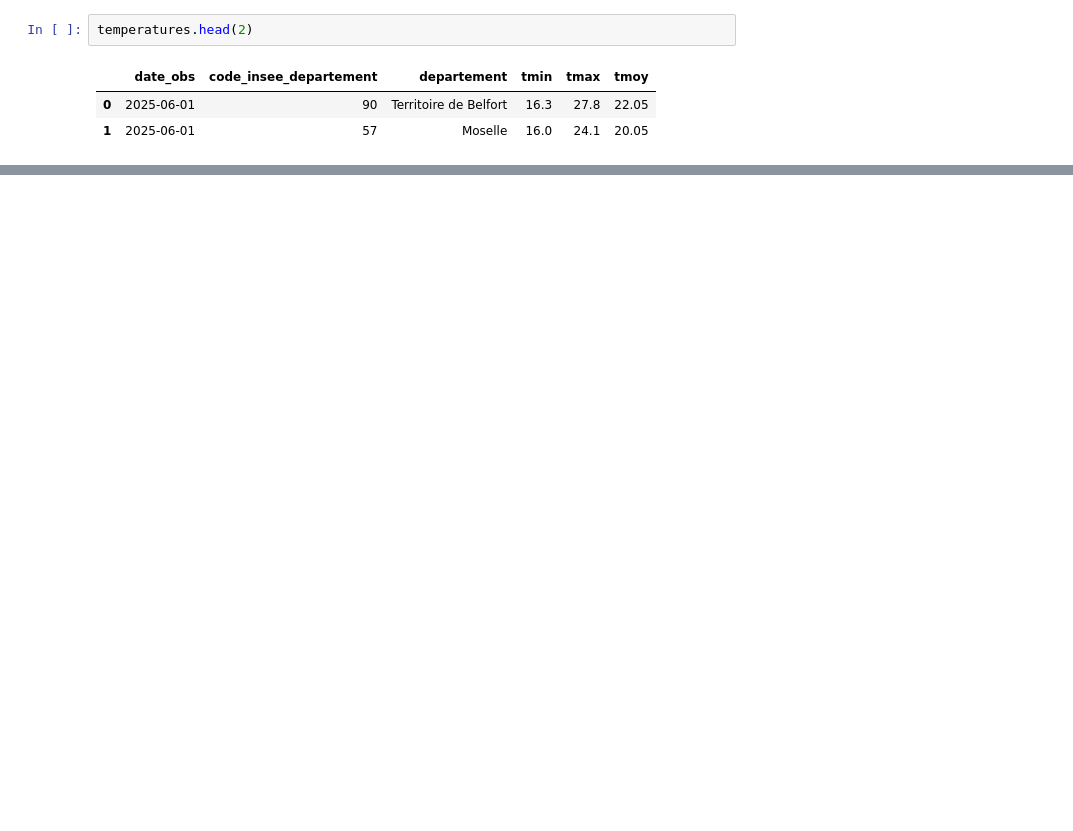
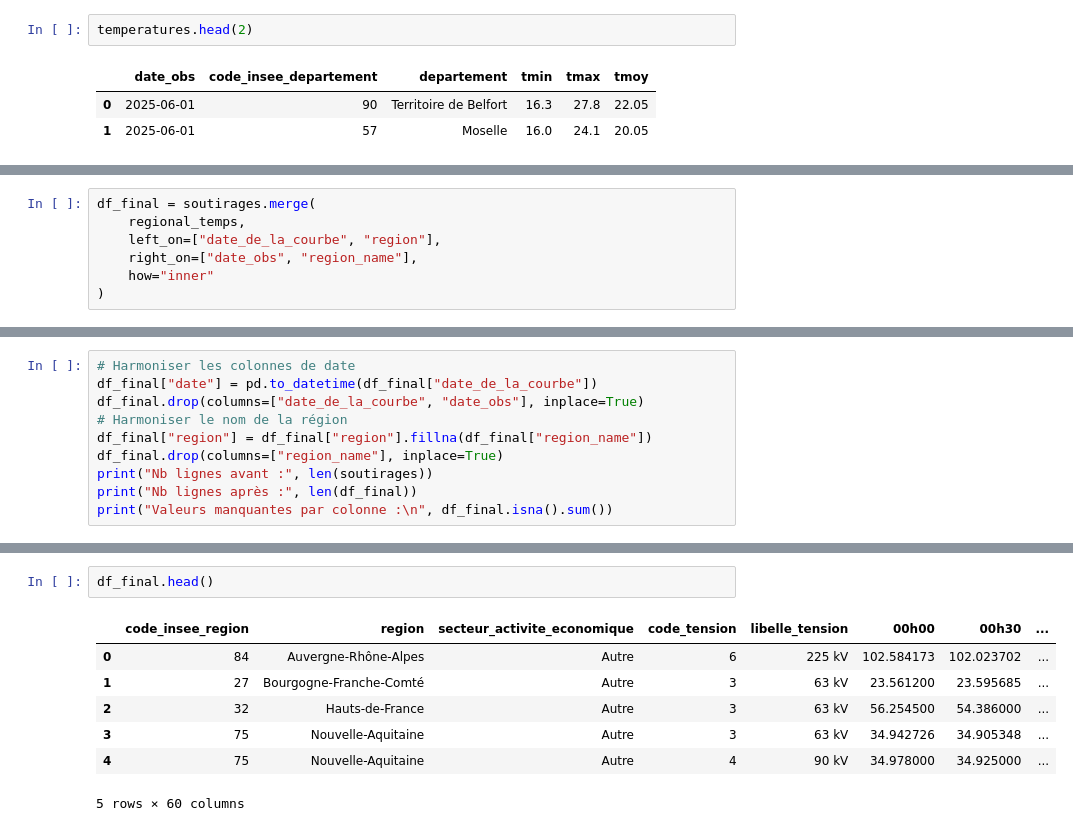
Before and after one commit to KADA-SEDODE/multi-region-energy-prediction, a Jupyter notebook: notebooks/01_exploration.ipynb, the cells around one changed output, grey strips where cells are left out. Cells and saved outputs as stored; diff of their text form; blank space fills up the shorter version.

```diff
--- a/notebooks/01_exploration.ipynb
+++ b/notebooks/01_exploration.ipynb
@@ -425,0 +488,7 @@ array([nan, '11', '32', '93', '75', '84'], dtype=object)
+# %%
+df_final = soutirages.merge(
+    regional_temps,
+    left_on=["date_de_la_courbe", "region"],
+    right_on=["date_obs", "region_name"],
+    how="inner"
+)
@@ -425,0 +520,10 @@ array([nan, '11', '32', '93', '75', '84'], dtype=object)
+# %%
+# Harmoniser les colonnes de date
+df_final["date"] = pd.to_datetime(df_final["date_de_la_courbe"])
+df_final.drop(columns=["date_de_la_courbe", "date_obs"], inplace=True)
+# Harmoniser le nom de la région
+df_final["region"] = df_final["region"].fillna(df_final["region_name"])
+df_final.drop(columns=["region_name"], inplace=True)
+print("Nb lignes avant :", len(soutirages))
+print("Nb lignes après :", len(df_final))
+print("Valeurs manquantes par colonne :\n", df_final.isna().sum())
@@ -425,0 +548,10 @@ array([nan, '11', '32', '93', '75', '84'], dtype=object)
+# %%
+df_final.head()
+# %% [output]
+|  | code_insee_region | region | secteur_activite_economique | code_tension | libelle_tension | 00h00 | 00h30 | ... |
+| 0 | 84 | Auvergne-Rhône-Alpes | Autre | 6 | 225 kV | 102.584173 | 102.023702 | ... |
+| 1 | 27 | Bourgogne-Franche-Comté | Autre | 3 | 63 kV | 23.561200 | 23.595685 | ... |
+| 2 | 32 | Hauts-de-France | Autre | 3 | 63 kV | 56.254500 | 54.386000 | ... |
+| 3 | 75 | Nouvelle-Aquitaine | Autre | 3 | 63 kV | 34.942726 | 34.905348 | ... |
+| 4 | 75 | Nouvelle-Aquitaine | Autre | 4 | 90 kV | 34.978000 | 34.925000 | ... |
+5 rows × 60 columns
```
Also changed, not shown: parts of 31 cells of this notebook.
